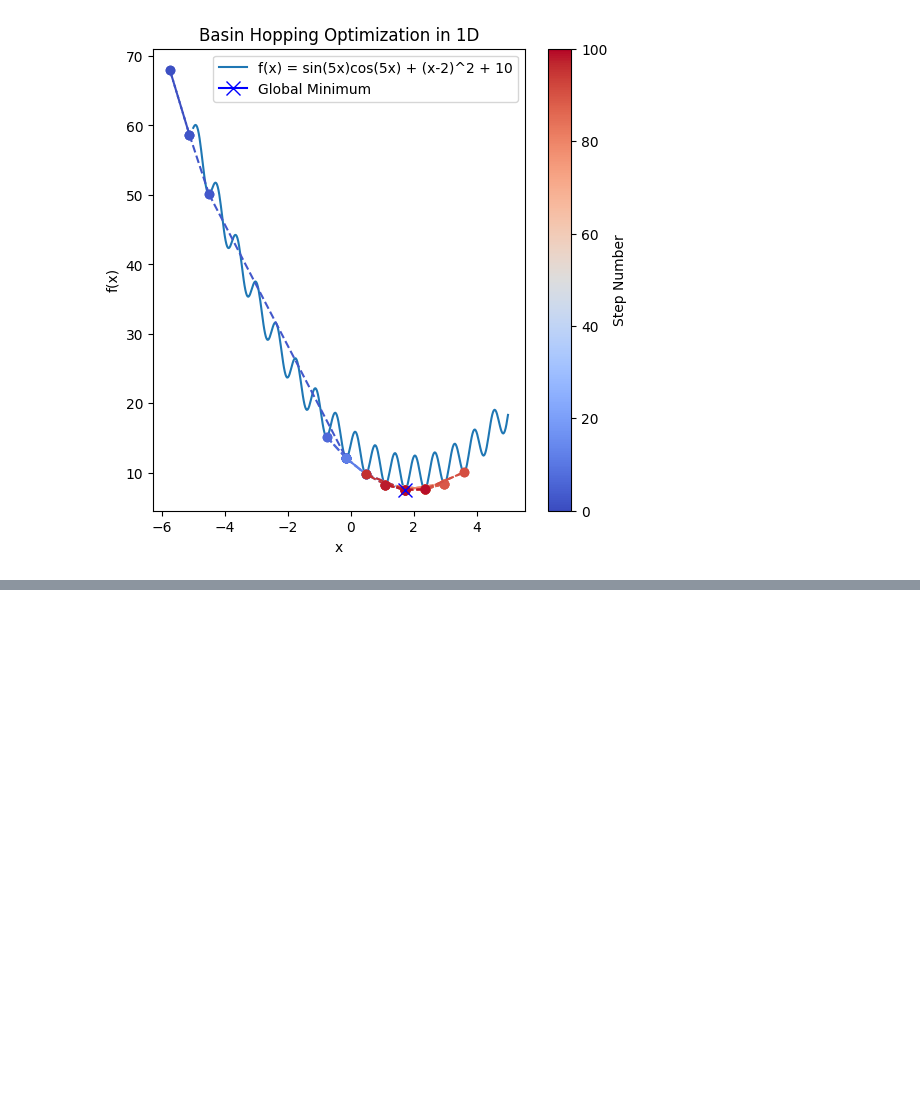
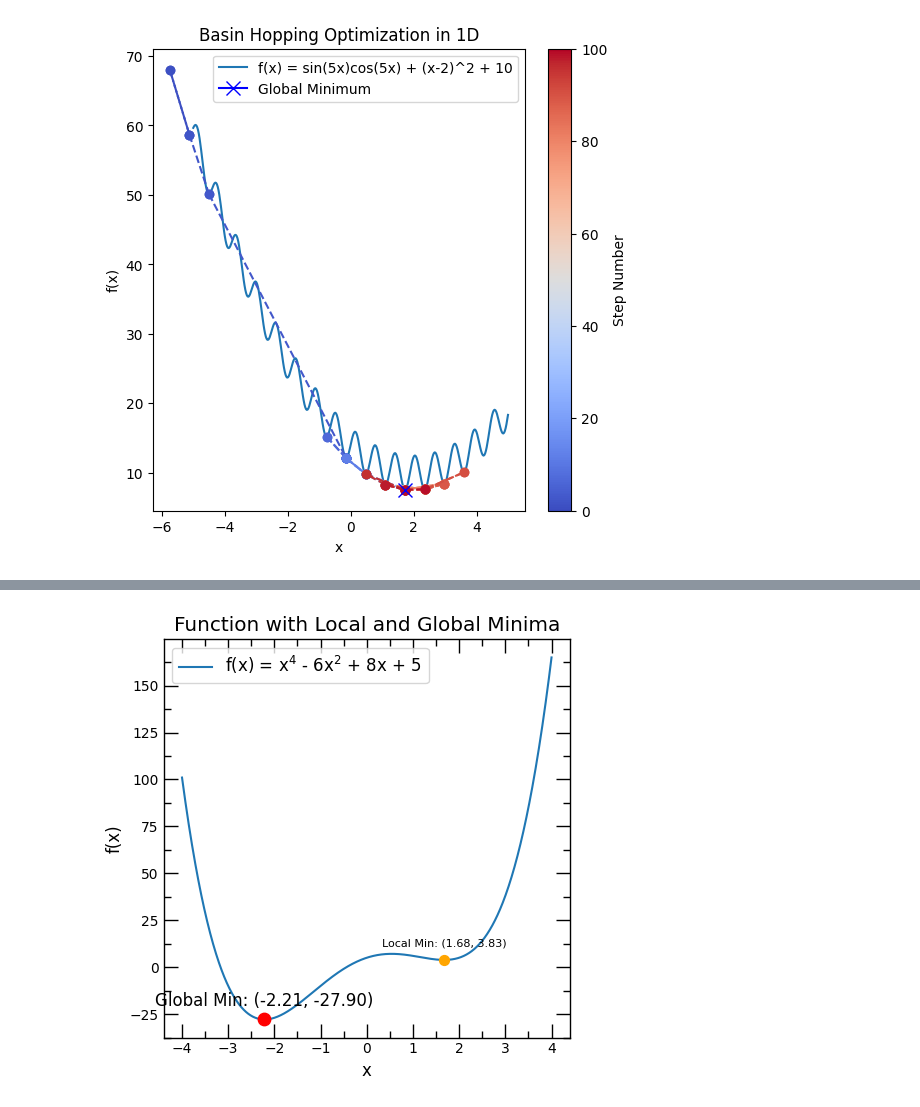
Before and after one commit to deng-group/MLE4217_5219_book, a Jupyter notebook: figures/original_figs/make_figures.ipynb, the cells around one changed output, grey strips where cells are left out. Saved outputs shown, nothing was run; the diff lists cells and outputs as text; code cells hidden in the pictures; blank space fills up the shorter version.

```diff
--- a/figures/original_figs/make_figures.ipynb
+++ b/figures/original_figs/make_figures.ipynb
@@ -569,0 +614,67 @@ Function value at global minimum: 7.573463760500674
+# %%
+import numpy as np
+from scipy.signal import argrelextrema
+import matplotlib.pyplot as plt
+from matplotlib.ticker import AutoMinorLocator
+
+# Define the function to plot (a more complex one with local minima)
+def f(x):
+    return x**4 - 8*x**2 + 8*x + 5
+
+# Generate x values with more density for better minima detection
+x = np.linspace(-4, 4, 1000)
+y = f(x)
+
+# Find local minima using scipy's argrelextrema
+# Using order parameter to look at more neighboring points
+local_min_indices = argrelextrema(y, np.less, order=20)[0]
+local_min_x = x[local_min_indices]
+local_min_y = y[local_min_indices]
+
+# Find global minimum
+global_min_index = np.argmin(y)
+global_min_x = x[global_min_index]
+global_min_y = y[global_min_index]
+
+# Create the plot with the styling consistent with other plots
+plt.figure(figsize=(5, 5))
+
+# Apply consistent styling from previous cells
+ax = plt.gca()
+ax.xaxis.set_minor_locator(AutoMinorLocator(2))
+ax.yaxis.set_minor_locator(AutoMinorLocator(2))
+ax.tick_params(which='major', length=10, width=1.0, direction='in', labelsize=10)
+ax.tick_params(which='minor', length=5, width=1.0, direction='in', labelsize=8, top=True, right=True)
+ax.tick_params(top=True, right=True)
+
+# Plot the function
+plt.plot(x, y, label='f(x) = x$^4$ - 6x$^2$ + 8x + 5')
+
+# Plot all local minima
+for i, (min_x, min_y) in enumerate(zip(local_min_x, local_min_y)):
+    if abs(min_y - global_min_y) > 1e-6:  # Not the global minimum
+        plt.scatter(min_x, min_y, color='orange', s=50, zorder=5)
+        plt.annotate(f'Local Min: ({min_x:.2f}, {min_y:.2f})',
+                    (min_x, min_y),
+                    textcoords="offset points",
+                    xytext=(0,10),
+                    ha='center',
+                    fontsize=8)
+
+# Highlight global minimum
+plt.scatter(global_min_x, global_min_y, color='red', s=80, zorder=5)
+plt.annotate(f'Global Min: ({global_min_x:.2f}, {global_min_y:.2f})',
+            (global_min_x, global_min_y),
+            textcoords="offset points",
+            xytext=(0,10),
+            ha='center')
+
+plt.xlabel('x')
+plt.ylabel('f(x)')
+plt.title('Function with Local and Global Minima')
+plt.legend()
+plt.tight_layout()
+plt.savefig('function_with_minima.pdf')
+plt.show()
+# %% [output]
+[figure, added]
```
Also changed, not shown: parts of 6 cells of this notebook.
